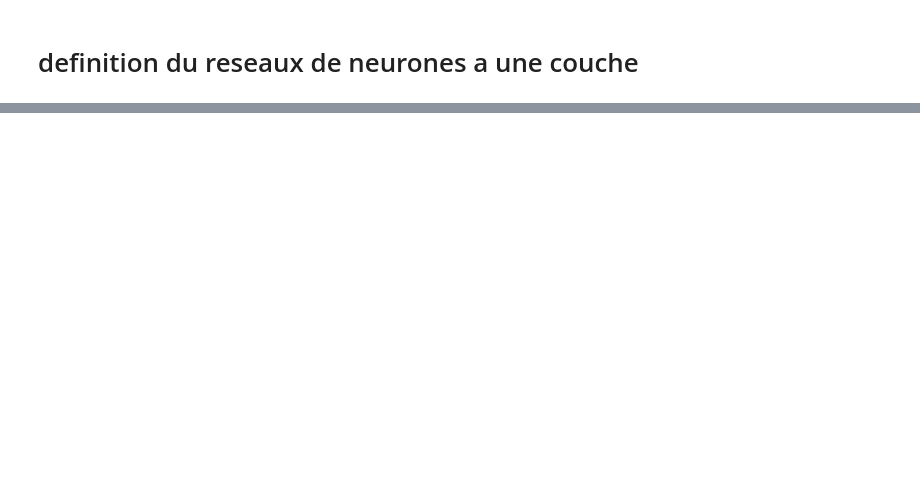
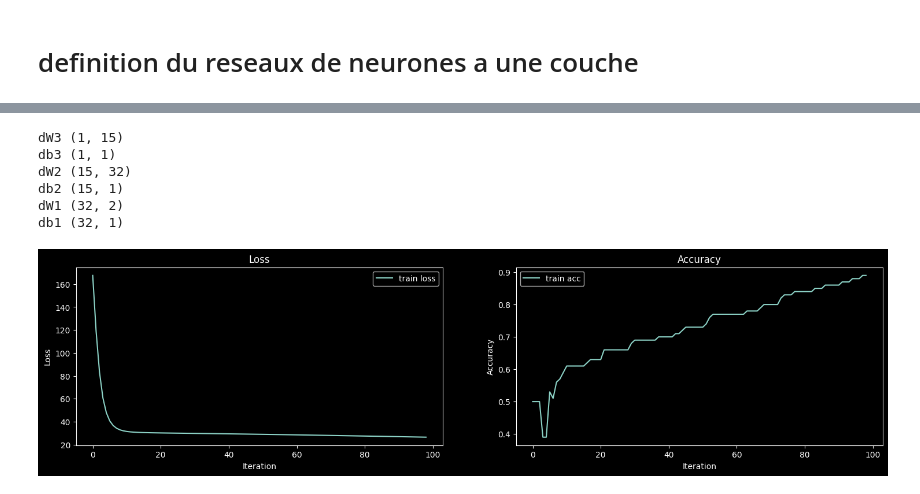
Before and after one commit to OMARterf/Reseaux_de_neurones_a_une-couches, a Jupyter notebook: reseaux_de_neurones_a_une_couches.ipynb, the cells around one changed output, grey strips where cells are left out. Drawn from its saved outputs; the diff is of its cells as text; code cells hidden in the pictures; blank space fills up the shorter version.

```diff
--- a/reseaux_de_neurones_a_une_couches.ipynb
+++ b/reseaux_de_neurones_a_une_couches.ipynb
@@ -294,0 +363,13 @@ print(y_nl.shape)
+# %%
+# on test le back propagation
+grad_test = back_propagation(y_test,parametres_test,activations_test)
+
+for key,val in grad_test.items():
+    print(key,val.shape)
+# %% [output]
+dW3 (1, 15)
+db3 (1, 1)
+dW2 (15, 32)
+db2 (15, 1)
+dW1 (32, 2)
+db1 (32, 1)
@@ -294,0 +392,47 @@ print(y_nl.shape)
+# %%
+# on defini le reseaux de neurones
+def neural_network(X,y,hidden_layers=(32,32,32),learning_rate = 0.01, n_iter=1000):
+    X = X.T
+    y = y.reshape((1, y.shape[0]))
+    dimensions = list(hidden_layers)
+    dimensions.insert(0,X.shape[0])
+    dimensions.append(y.shape[0])
+    parametres = initialisation(dimensions)
+
+    train_loss = []
+    train_acc = []
+
+    for i in tqdm(range(1,n_iter)):
+        activations = forward(X,parametres)
+        grad = back_propagation(y,parametres,activations)
+        parametres = update(grad,parametres,learning_rate)
+
+        if i%10 == 0:
+            C = len(parametres) // 2
+            train_loss.append(log_loss(y,activations['A'+ str(C)]))
+            y_pred = predict(X,parametres)
+            current_accuracy = accuracy_score(y.flatten(), y_pred.flatten())
+            train_acc.append(current_accuracy)
+
+    fig, axes = plt.subplots(nrows=1, ncols=2, figsize=(18, 4))
+
+    # 1) Courbe de perte
+    axes[0].plot(train_loss, label='train loss')
+    axes[0].set_title('Loss')
+    axes[0].set_xlabel('Iteration')
+    axes[0].set_ylabel('Loss')
+    axes[0].legend()
+
+    # 2) Accuracy
+    axes[1].plot(train_acc, label='train acc')
+    axes[1].set_title('Accuracy')
+    axes[1].set_xlabel('Iteration')
+    axes[1].set_ylabel('Accuracy')
+    axes[1].legend()
+    plt.show()
+
+    return parametres
+# %%
+parameters_total = neural_network(X_nl,y_nl,hidden_layers=(32,32,32),learning_rate = 0.01, n_iter=1000)
+# %% [output]
+[figure, added]
```
Also changed, not shown: parts of 18 cells of this notebook.
